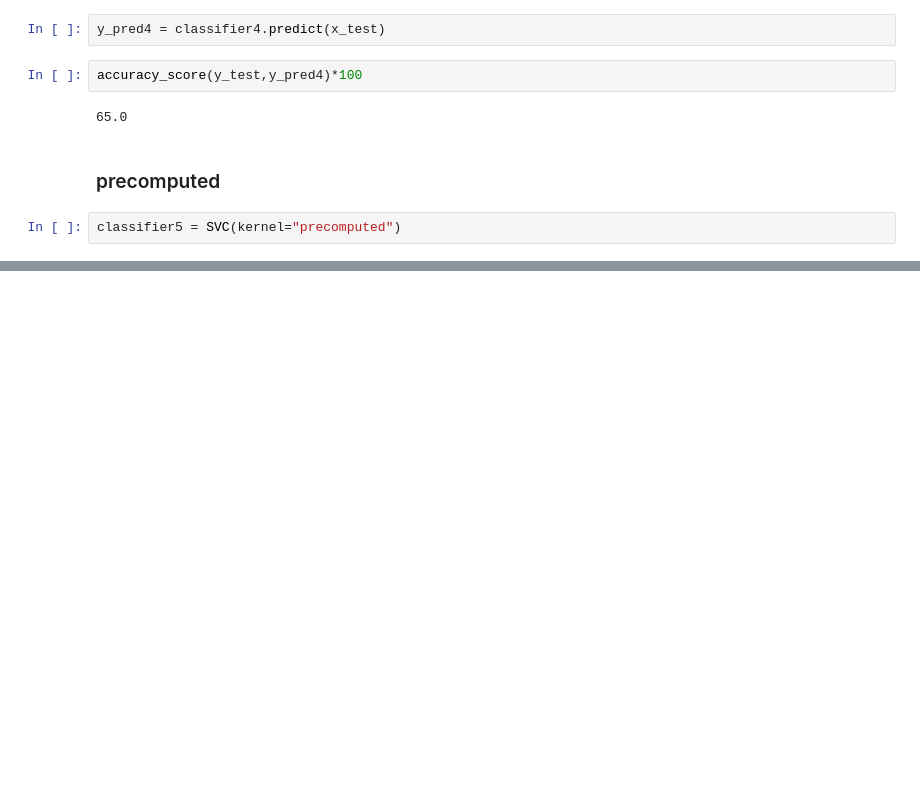
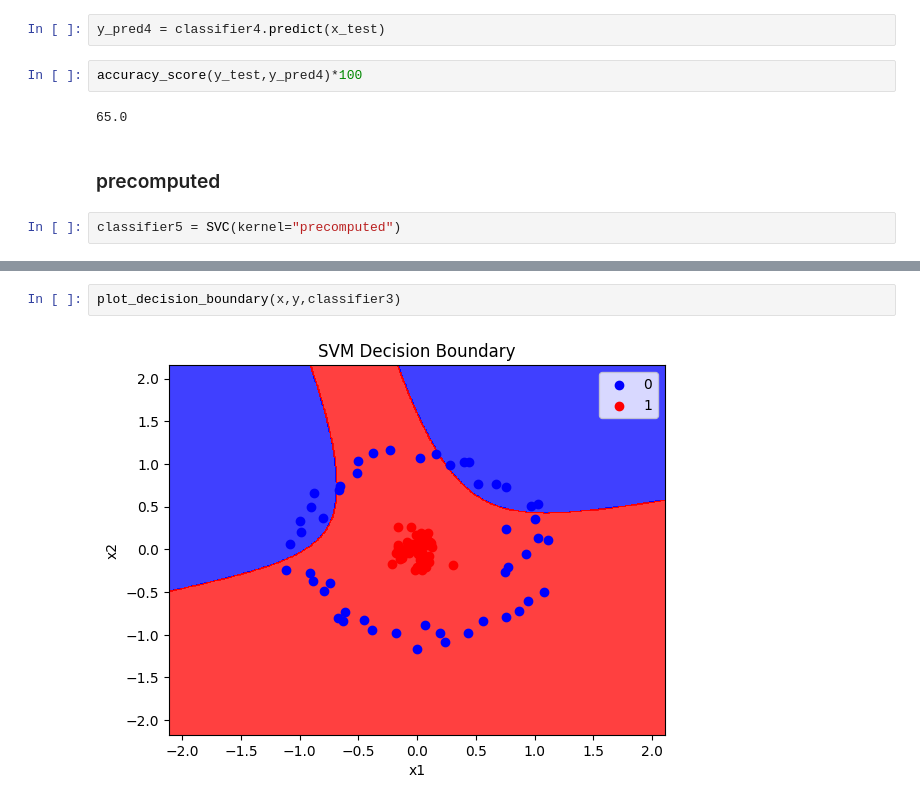
Before and after one commit to Shubhambg611/Ineuron-Data-Science, a Jupyter notebook: ML/ML kernels.ipynb, the cells around one changed output, grey strips where cells are left out. Drawn from its saved outputs; the diff is of its cells as text; blank space fills up the shorter version.

```diff
--- a/ML/ML kernels.ipynb
+++ b/ML/ML kernels.ipynb
@@ -175,0 +214,4 @@ classifier5 = SVC(kernel="precomputed")
+# %%
+plot_decision_boundary(x,y,classifier3)
+# %% [output]
+[figure, added]
```
Also changed, not shown: parts of 15 cells of this notebook.
